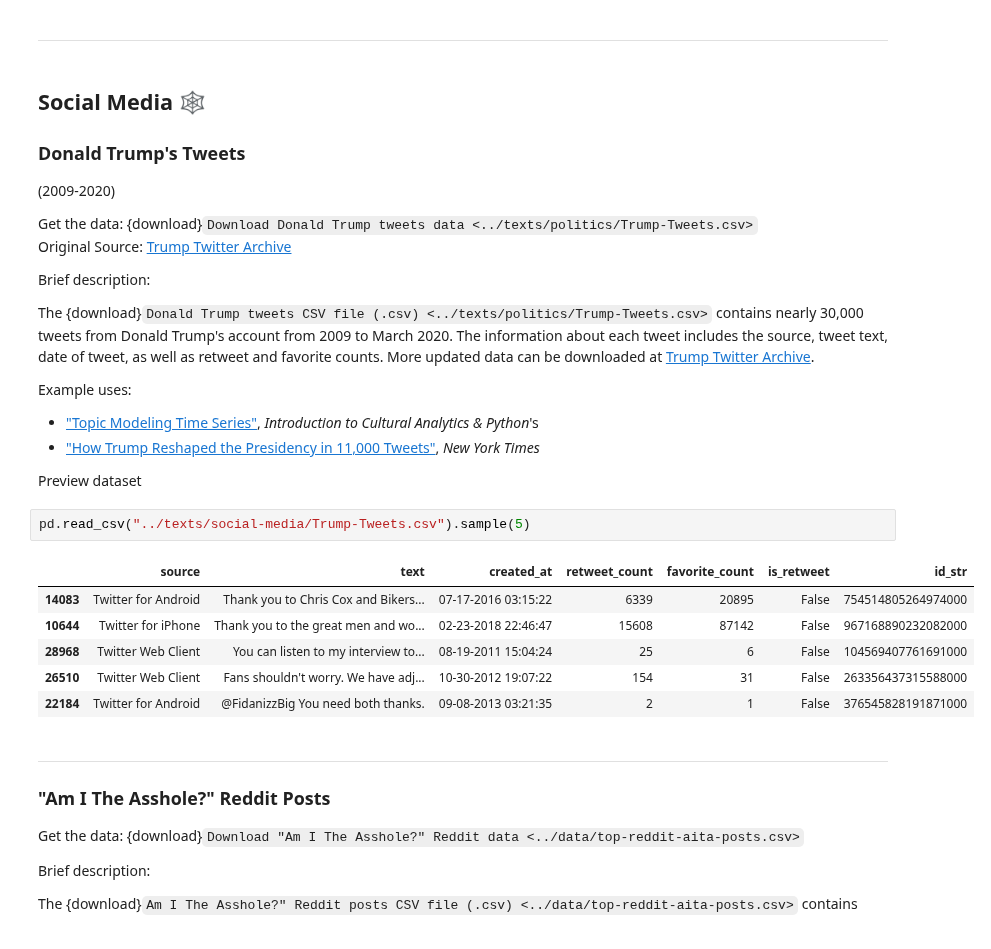
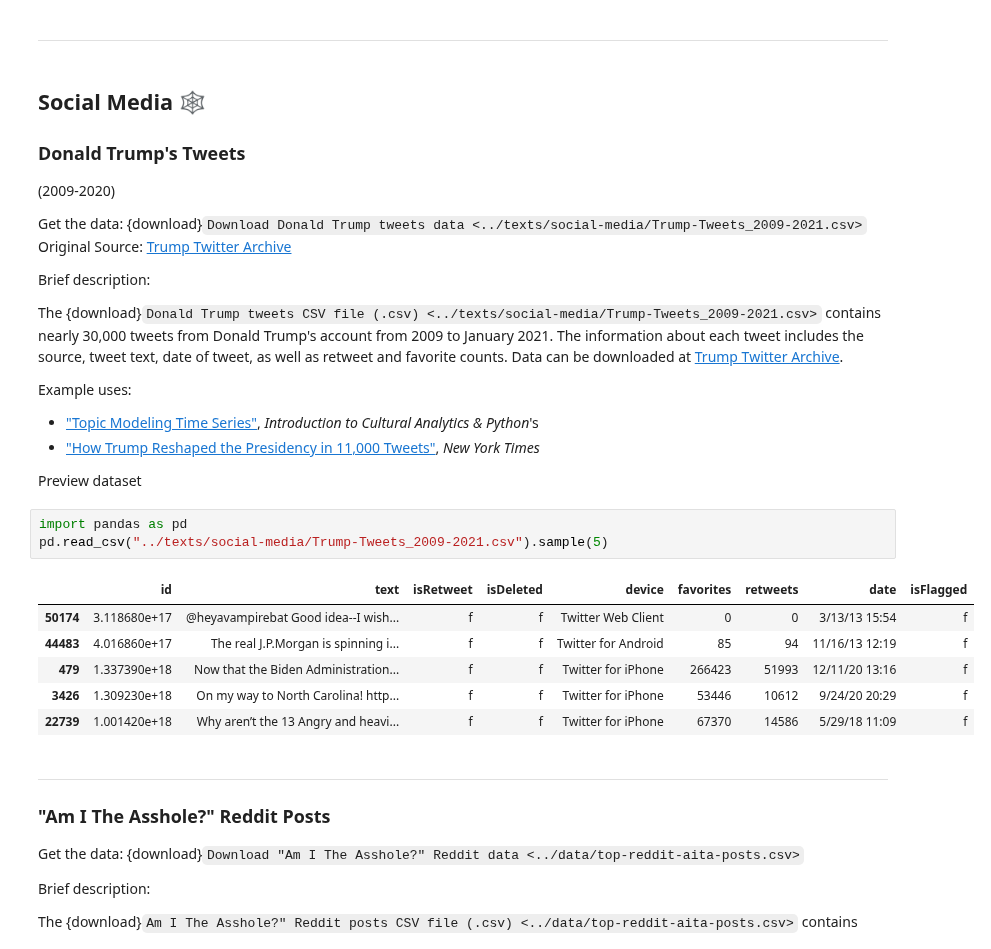
Before and after one commit to melaniewalsh/Intro-Cultural-Analytics, a Jupyter notebook: book/00-Datasets/00-Datasets.ipynb, the cells around one changed output. Drawn from its saved outputs; the diff is of its cells as text.

```diff
--- a/book/00-Datasets/00-Datasets.ipynb
+++ b/book/00-Datasets/00-Datasets.ipynb
@@ -433,27 +433,28 @@ pd.read_csv("../data/bellevue_almshouse_modified.csv").sample(5)
 ### Donald Trump's Tweets
 (2009-2020)
 
-Get the data: {download}`Download Donald Trump tweets data <../texts/politics/Trump-Tweets.csv>`
-Original Source: [Trump Twitter Archive](http://www.trumptwitterarchive.com/)
+Get the data: {download}`Download Donald Trump tweets data <../texts/social-media/Trump-Tweets_2009-2021.csv>`
+Original Source: [Trump Twitter Archive](https://www.thetrumparchive.com/)
 
 Brief description:
 
-The {download}`Donald Trump tweets CSV file (.csv) <../texts/politics/Trump-Tweets.csv>` contains nearly 30,000 tweets from Donald Trump's account from 2009 to March 2020. The information about each tweet includes the source, tweet text, date of tweet, as well as retweet and favorite counts. More updated data can be downloaded at [Trump Twitter Archive](http://www.trumptwitterarchive.com/archive).
+The {download}`Donald Trump tweets CSV file (.csv) <../texts/social-media/Trump-Tweets_2009-2021.csv>` contains nearly 30,000 tweets from Donald Trump's account from 2009 to January 2021. The information about each tweet includes the source, tweet text, date of tweet, as well as retweet and favorite counts. Data can be downloaded at [Trump Twitter Archive](https://www.thetrumparchive.com/).
 
 Example uses:
-- ["Topic Modeling Time Series"](https://melaniewalsh.github.io/Intro-Cultural-Analytics/Text-Analysis/Topic-Modeling-Time-Series.html), *Introduction to Cultural Analytics & Python*'s
+- ["Topic Modeling Time Series"](https://melaniewalsh.github.io/Intro-Cultural-Analytics/05-Text-Analysis/11-Topic-Modeling-Time-Series.html), *Introduction to Cultural Analytics & Python*'s
 - ["How Trump Reshaped the Presidency in 11,000 Tweets"](https://www.nytimes.com/interactive/2019/11/02/us/politics/trump-twitter-presidency.html), *New York Times*
 
 Preview dataset
 # %%
-pd.read_csv("../texts/social-media/Trump-Tweets.csv").sample(5)
+import pandas as pd
+pd.read_csv("../texts/social-media/Trump-Tweets_2009-2021.csv").sample(5)
 # %% [output]
-|  | source | text | created_at | retweet_count | favorite_count | is_retweet | id_str |
-| 14083 | Twitter for Android | Thank you to Chris Cox and Bikers... | 07-17-2016 03:15:22 | 6339 | 20895 | False | 754514805264974000 |
-| 10644 | Twitter for iPhone | Thank you to the great men and wo... | 02-23-2018 22:46:47 | 15608 | 87142 | False | 967168890232082000 |
-| 28968 | Twitter Web Client | You can listen to my interview to... | 08-19-2011 15:04:24 | 25 | 6 | False | 104569407761691000 |
-| 26510 | Twitter Web Client | Fans shouldn't worry. We have adj... | 10-30-2012 19:07:22 | 154 | 31 | False | 263356437315588000 |
-| 22184 | Twitter for Android | @FidanizzBig You need both thanks. | 09-08-2013 03:21:35 | 2 | 1 | False | 376545828191871000 |
+|  | id | text | isRetweet | isDeleted | device | favorites | retweets | date | isFlagged |
+| 50174 | 3.118680e+17 | @heyavampirebat Good idea--I wish... | f | f | Twitter Web Client | 0 | 0 | 3/13/13 15:54 | f |
+| 44483 | 4.016860e+17 | The real J.P.Morgan is spinning i... | f | f | Twitter for Android | 85 | 94 | 11/16/13 12:19 | f |
+| 479 | 1.337390e+18 | Now that the Biden Administration... | f | f | Twitter for iPhone | 266423 | 51993 | 12/11/20 13:16 | f |
+| 3426 | 1.309230e+18 | On my way to North Carolina! http... | f | f | Twitter for iPhone | 53446 | 10612 | 9/24/20 20:29 | f |
+| 22739 | 1.001420e+18 | Why aren’t the 13 Angry and heavi... | f | f | Twitter for iPhone | 67370 | 14586 | 5/29/18 11:09 | f |
 # %% [markdown]
 ---
 
```
Also changed, not shown: 18 other files.
